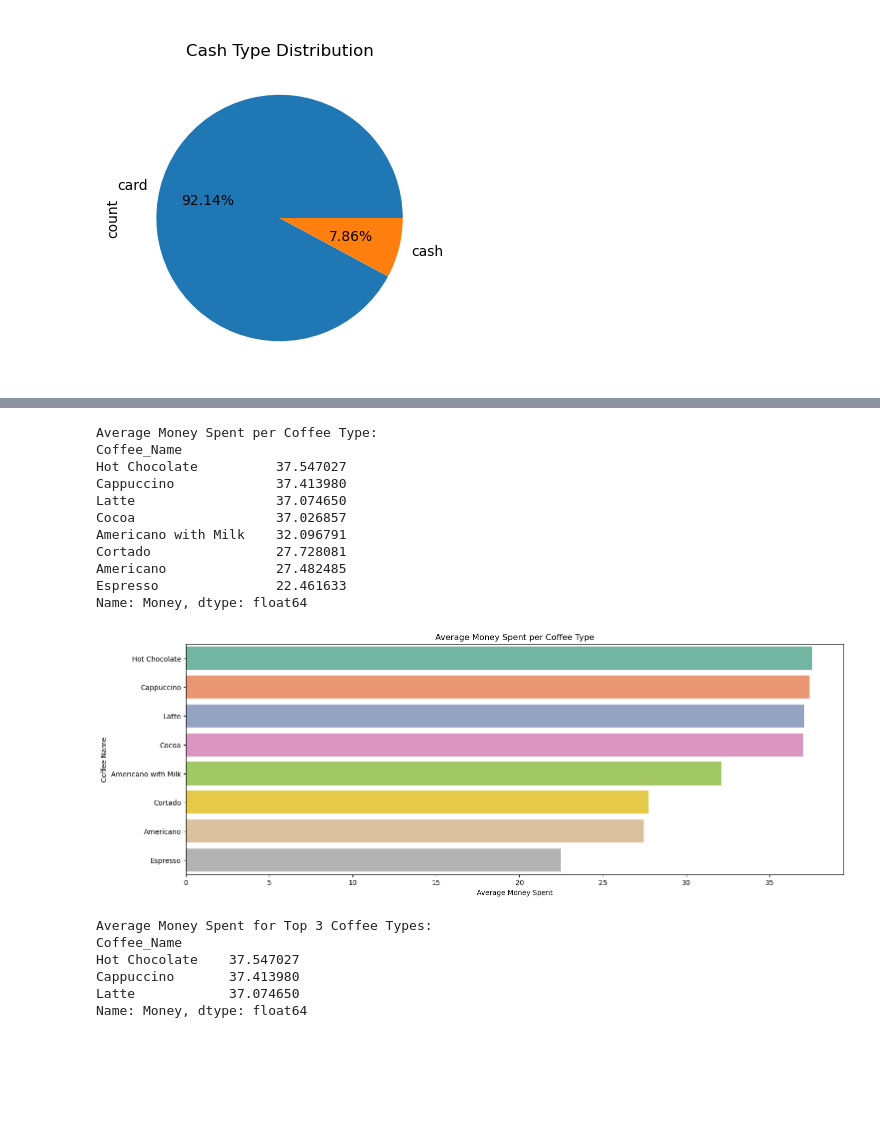
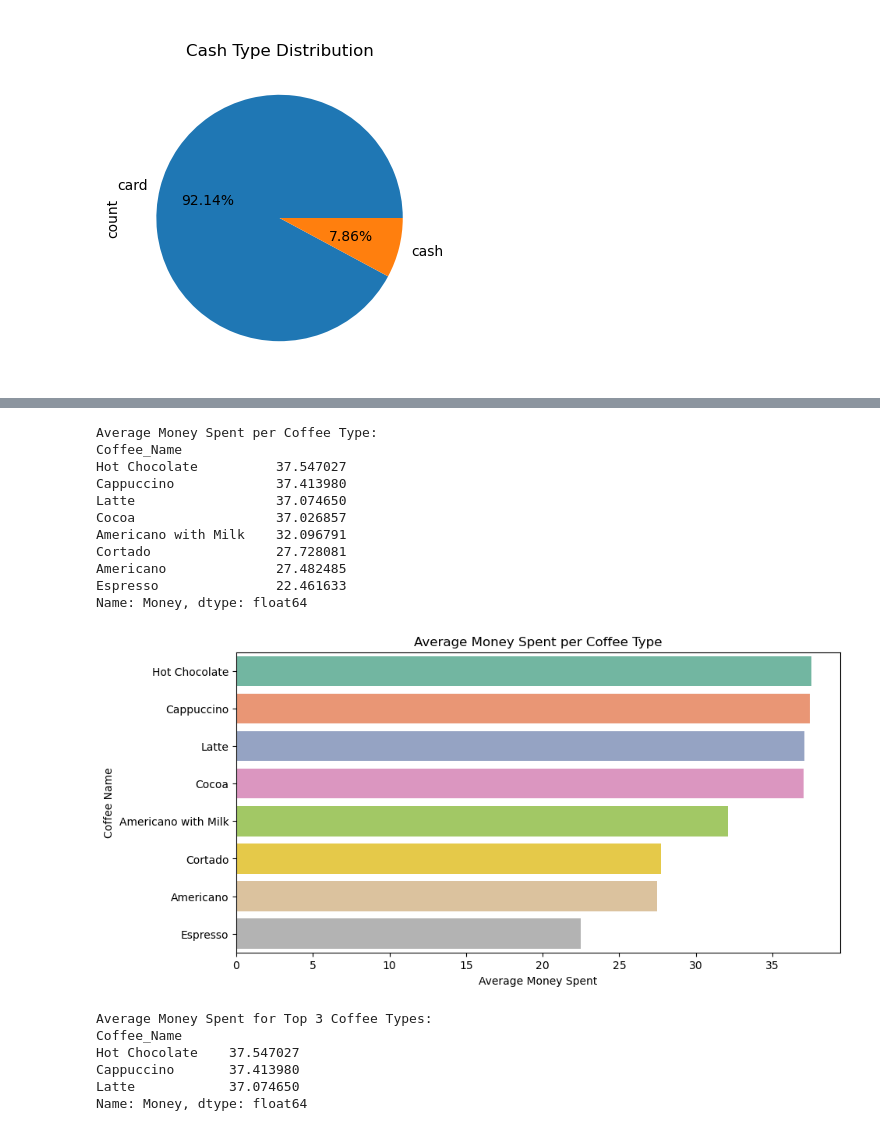
Before and after one commit to SayantiSaha014/Coffee-Sales, a Jupyter notebook: coffee_sales.ipynb, the cells around one changed output, grey strips where cells are left out. Saved outputs shown, nothing was run; the diff lists cells and outputs as text; code cells hidden in the pictures; blank space fills up the shorter version.

```diff
--- a/coffee_sales.ipynb
+++ b/coffee_sales.ipynb
@@ -186,31 +261,31 @@ Name: count, dtype: int64
 # %%
 # Average money spent per coffee type
 average_money_per_coffee = coffee.groupby('Coffee_Name')['Money'].mean().sort_values(ascending=False)
 
 # Displaying the result
 print("Average Money Spent per Coffee Type:")
 print(average_money_per_coffee)
 
 # Visualizing the average money spent per coffee type
-plt.figure(figsize=(17, 6))
+plt.figure(figsize=(10 , 5))
 sns.barplot(x=average_money_per_coffee.values, y=average_money_per_coffee.index, palette='Set2')
 plt.title('Average Money Spent per Coffee Type')
 plt.xlabel('Average Money Spent')
 plt.ylabel('Coffee Name')
 plt.show()
 # %% [output]
 Average Money Spent per Coffee Type:
 Coffee_Name
 Hot Chocolate          37.547027
 Cappuccino             37.413980
 Latte                  37.074650
 Cocoa                  37.026857
 Americano with Milk    32.096791
 Cortado                27.728081
 Americano              27.482485
 Espresso               22.461633
 Name: Money, dtype: float64
-[figure, old version]
+[figure, new version]
 # %%
 # Top 3 coffee types by average money spent
 top_3_coffee_types = average_money_per_coffee.head(3)
```
Also changed, not shown: parts of 14 cells of this notebook.
